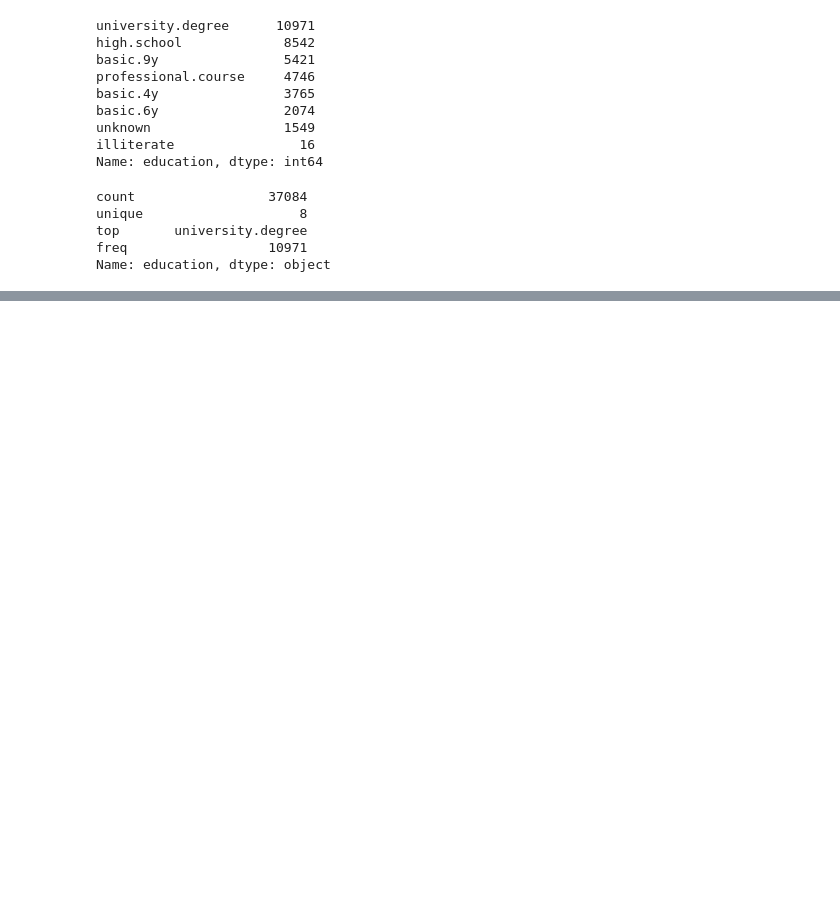
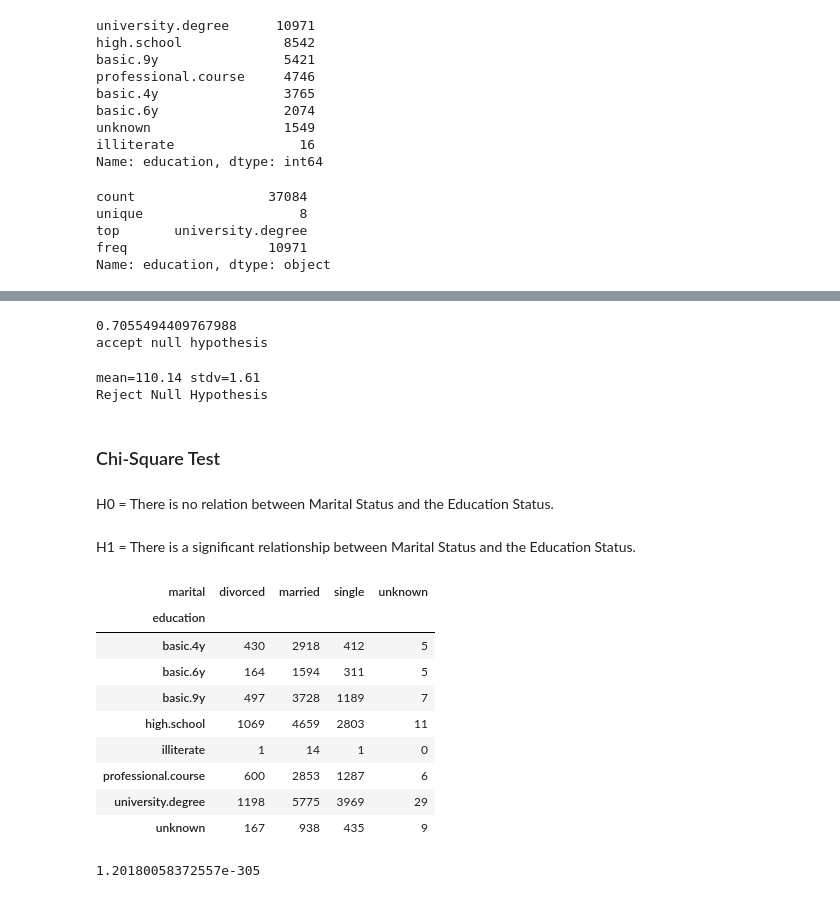
Before and after one commit to ilaav/b1CapstoneProject, a Jupyter notebook: CHECKPOINT1.ipynb, the cells around one changed output, grey strips where cells are left out. Cells and saved outputs as stored; diff of their text form; code cells hidden in the pictures; blank space fills up the shorter version.

```diff
--- a/CHECKPOINT1.ipynb
+++ b/CHECKPOINT1.ipynb
@@ -813,0 +871,76 @@ Name: education, dtype: object
+# %%
+#H0= POPULATION AGE MEAN SAME AS SAMPLE AGE MEAN
+#z test
+import pandas as pd
+from scipy import stats
+from statsmodels.stats import weightstats as stests
+ztest ,pval = stests.ztest(s1['age'],value=cust_and_bank_det["age"].mean())
+print(float(pval))
+if pval<0.05:
+    print("reject null hypothesis")
+else:
+    print("accept null hypothesis")
+# %% [output]
+0.7055494409767988
+accept null hypothesis
+# %%
+import math
+import numpy as np
+from numpy.random import randn
+from statsmodels.stats.weightstats import ztest
+
+# Generate a random array of 50 numbers having mean 110 and sd 15
+# similar to the IQ scores data we assume above
+mean_iq = 110
+sd_iq = 15/math.sqrt(50)
+alpha =0.05
+null_mean =100
+data = sd_iq*randn(50)+mean_iq
+# print mean and sd
+print('mean=%.2f stdv=%.2f' % (np.mean(data), np.std(data)))
+
+# now we perform the test. In this function, we passed data, in the value parameter
+# we passed mean value in the null hypothesis, in alternative hypothesis we check whether the
+# mean is larger
+
+ztest_Score, p_value= ztest(data,value = null_mean, alternative='larger')
+# the function outputs a p_value and z-score corresponding to that value, we compare the
+# p-value with alpha, if it is greater than alpha then we do not null hypothesis
+# else we reject it.
+
+if(p_value <  alpha):
+  print("Reject Null Hypothesis")
+else:
+  print("Fail to Reject NUll Hypothesis")
+# %% [output]
+mean=110.14 stdv=1.61
+Reject Null Hypothesis
+# %% [markdown]
+### Chi-Square Test
+# %% [markdown]
+H0 = There is no relation between Marital Status  and the Education Status.
+# %% [markdown]
+H1 = There is a significant relationship between Marital Status and the Education Status.
+# %%
+from scipy.stats import chi2_contingency
+import seaborn as sns
+import matplotlib.pyplot as plt
+contingency= pd.crosstab(df_f1['education'], df_f1['marital'])
+contingency
+# %% [output]
+| marital | divorced | married | single | unknown |
+| education |  |  |  |  |
+| basic.4y | 430 | 2918 | 412 | 5 |
+| basic.6y | 164 | 1594 | 311 | 5 |
+| basic.9y | 497 | 3728 | 1189 | 7 |
+| high.school | 1069 | 4659 | 2803 | 11 |
+| illiterate | 1 | 14 | 1 | 0 |
+| professional.course | 600 | 2853 | 1287 | 6 |
+| university.degree | 1198 | 5775 | 3969 | 29 |
+| unknown | 167 | 938 | 435 | 9 |
+# %%
+stat, p, dof, expected= chi2_contingency(contingency)
+p
+#c, p, dof, expected = chi2_contingency(contigency_1)
+# %% [output]
+1.20180058372557e-305
```
Also changed, not shown: parts of 42 cells of this notebook.
